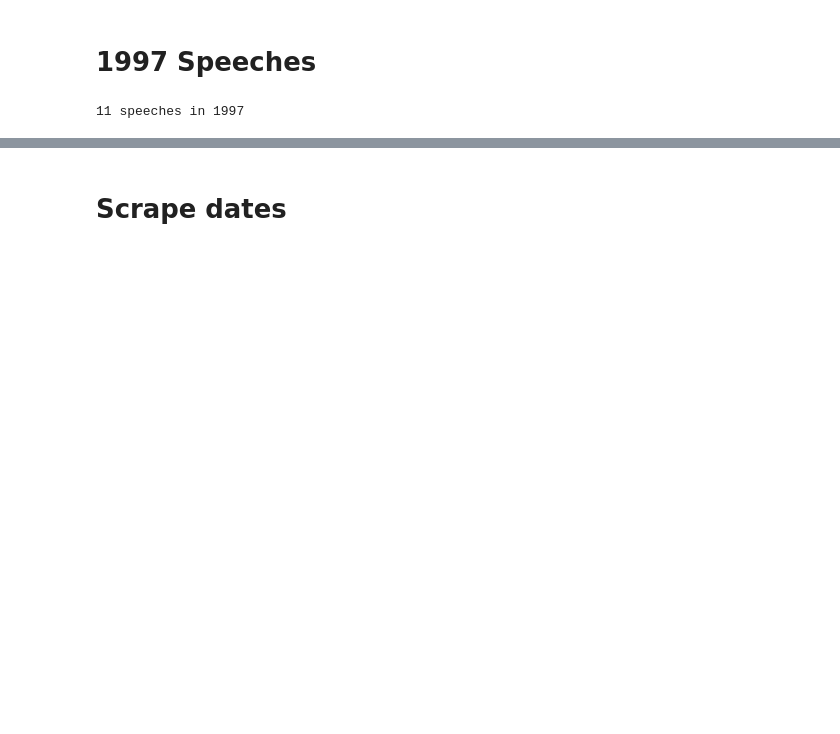
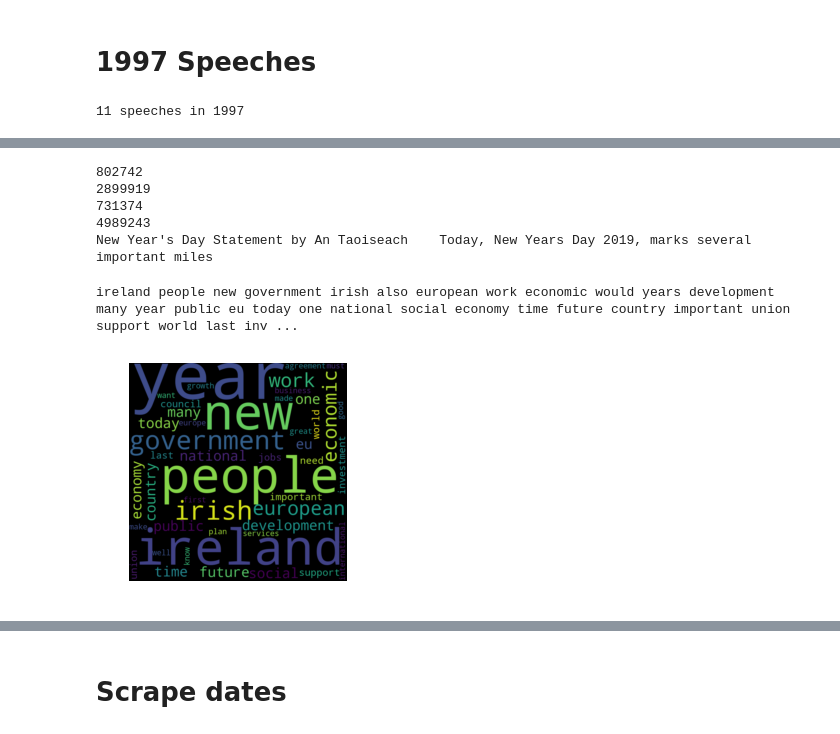
Before and after one commit to Johnny-Morgan/Python-Data-Science, a Jupyter notebook: Diploma Project.ipynb, the cells around one changed output, grey strips where cells are left out. Drawn from its saved outputs; the diff is of its cells as text; code cells hidden in the pictures; blank space fills up the shorter version.

Commit message:
Added wordclouds

```diff
--- a/Diploma Project.ipynb
+++ b/Diploma Project.ipynb
@@ -1001,6 +838,9 @@ for page in range(1,9):
             count = count + 1
 
             speech_string_2000 += all
+            item = (word_tokenize(all), "ff")
+            speech_list.append(item)
+
         except:
             pass
 #print(speech_string_2000)
@@ -1072,6 +902,9 @@ for page in range(1,9):
 
             # create one sinlge string contain all speeches
             speech_string_1999 += all
+            item = (word_tokenize(all), "ff")
+            speech_list.append(item)
+
         except:
             pass
 #print(speech_string_1999)
@@ -1143,6 +960,9 @@ for page in range(1,9):
 
             # create one sinlge string contain all speeches
             speech_string_1998 += all
+            item = (word_tokenize(all), "ff")
+            speech_list.append(item)
+
         except:
             pass
 
@@ -1190,6 +1000,7 @@ There were 74 speeches in 1998 with 57472 words with an average of 776 per speec
 base_url = "https://www.taoiseach.gov.ie/eng/News/Archives/1997/Taoiseach's_Speeches_Archive_1997/?pageNumber="
 speech_string_1997 = ""
 count = 1
+speech_list = []
 
 for page in range(1,3):
     r = requests.get(base_url + str(page))
@@ -1213,6 +1024,8 @@ for page in range(1,3):
 
             # create one sinlge string contain all speeches
             speech_string_1997 += all
+            item = (word_tokenize(all), "ff")
+            speech_list.append(item)
 
         except:
             pass
@@ -1311,0 +1081,36 @@ find_word("referendum")
+# %%
+print(len(leo_string))#802742
+print(len(enda_string)) #2899919
+print(len(brian_string)) #731374
+print(len(bertie_string)) #4989243
+print((leo_string[:100]))
+# %% [output]
+802742
+2899919
+731374
+4989243
+New Year's Day Statement by An Taoiseach    Today, New Years Day 2019, marks several important miles
+# %%
+# wordcloud of top 50 words across all speeches
+from wordcloud import WordCloud
+
+top_50_words = [word[0] for word in all_words.most_common(50)]
+
+top_50_words_string = ""
+
+for word in top_50_words:
+    top_50_words_string += (word + " ")
+
+print(top_50_words_string)
+
+# Create the wordcloud object
+wordcloud = WordCloud(width=960, height=960, margin=0).generate(top_50_words_string)
+
+# Display the generated image:
+plt.imshow(wordcloud, interpolation='bilinear')
+plt.axis("off")
+plt.margins(x=0, y=0)
+plt.show()
+# %% [output]
+ireland people new government irish also european work economic would years development many year public eu today one national social economy time future country important union support world last inv ...
+[figure, added]
```
Also changed, not shown: parts of 70 cells of this notebook.
